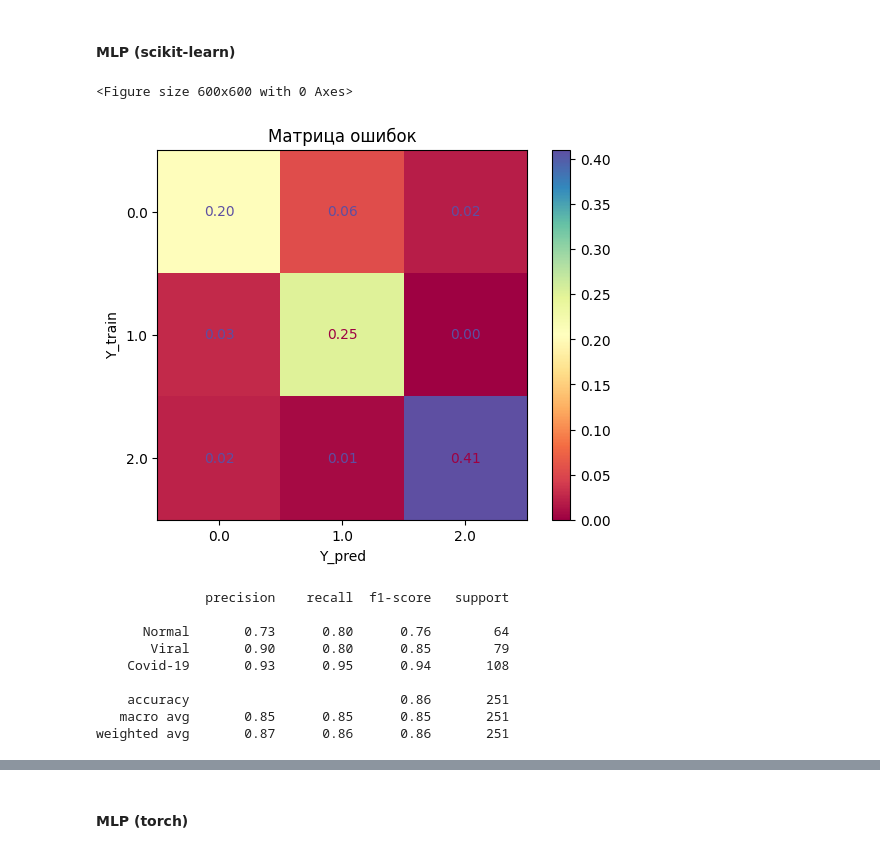
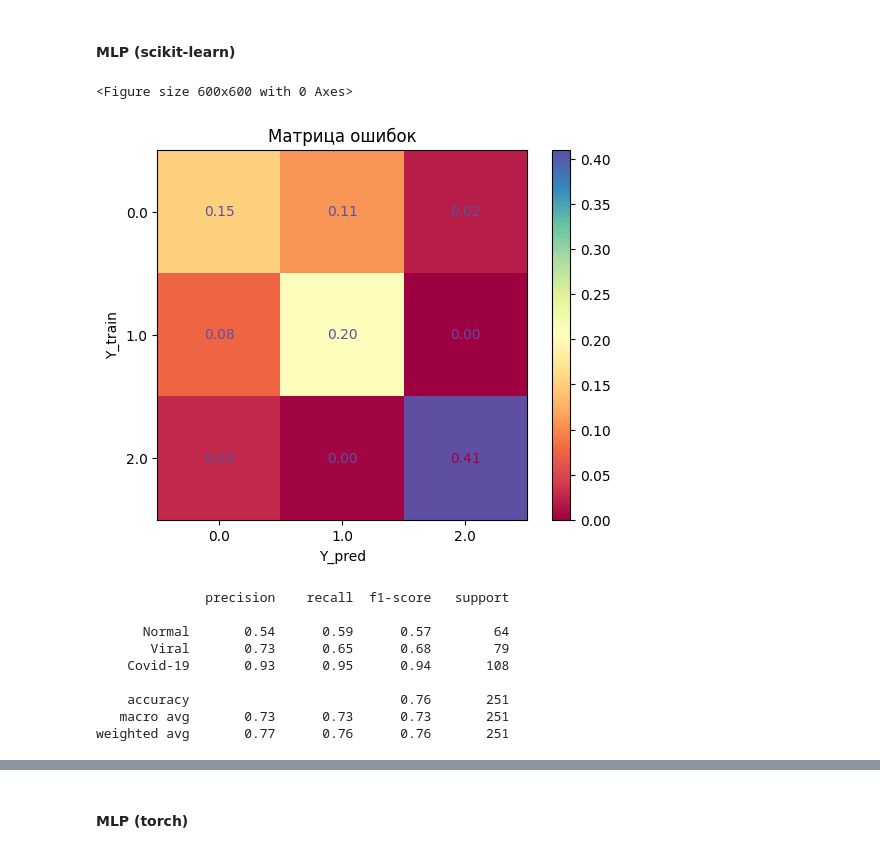
Before and after one commit to avkolchin1995/COVID-19-detection-ML-DL, a Jupyter notebook: COVID-19-detection-ML-DL.ipynb, the cells around one changed output, grey strips where cells are left out. Cells and saved outputs as stored; diff of their text form; code cells hidden in the pictures.

```diff
--- a/COVID-19-detection-ML-DL.ipynb
+++ b/COVID-19-detection-ML-DL.ipynb
@@ -441,36 +472,36 @@ weighted avg       0.89      0.80      0.82        66
 #### MLP (scikit-learn)
 # %%
 # Обучение и проверка модели на основе многослойного персептрона (scikit-learn)
-model_MLP_skl = MLPClassifier(hidden_layer_sizes=(32,16,8),
+model_MLP_skl = MLPClassifier(hidden_layer_sizes=(18,9,4),
                               random_state=18,
                               max_iter=10**8) # Инициализация модели на основе многослойного персептрона
 model_MLP_skl.fit(X_train,y_train) # обучение модели
 y_pred = model_MLP_skl.predict(X_train) # тестирование модели
 cm_model_MLP_skl = confusion_matrix(y_train,y_pred, normalize='all') # матрица ошибок
 #
 #Визуализация матрицы ошибок
 plt.figure(figsize=(6,6))
 graph = ConfusionMatrixDisplay(confusion_matrix=cm_model_MLP_skl, display_labels=model_MLP_skl.classes_)
 graph.plot(cmap='Spectral', values_format='.2f')
 plt.xlabel('Y_pred')
 plt.ylabel('Y_train')
 plt.title('Матрица ошибок')
 plt.show()
 #
 # Отчет по классификации
 print(classification_report(y_pred,y_train, target_names=['Normal','Viral','Covid-19']))
 # %% [output]
 <Figure size 600x600 with 0 Axes>
-[figure, old version]
+[figure, new version]
               precision    recall  f1-score   support
 
-      Normal       0.73      0.80      0.76        64
-       Viral       0.90      0.80      0.85        79
+      Normal       0.54      0.59      0.57        64
+       Viral       0.73      0.65      0.68        79
     Covid-19       0.93      0.95      0.94       108
 
-    accuracy                           0.86       251
-   macro avg       0.85      0.85      0.85       251
-weighted avg       0.87      0.86      0.86       251
+    accuracy                           0.76       251
+   macro avg       0.73      0.73      0.73       251
+weighted avg       0.77      0.76      0.76       251
 # %%
 # Тестирование модели на основе многослойного персептрона (scikit-learn)
 y_pred = model_MLP_skl.predict(X_test) # тестирование модели
```
Also changed, not shown: parts of 5 cells of this notebook.
